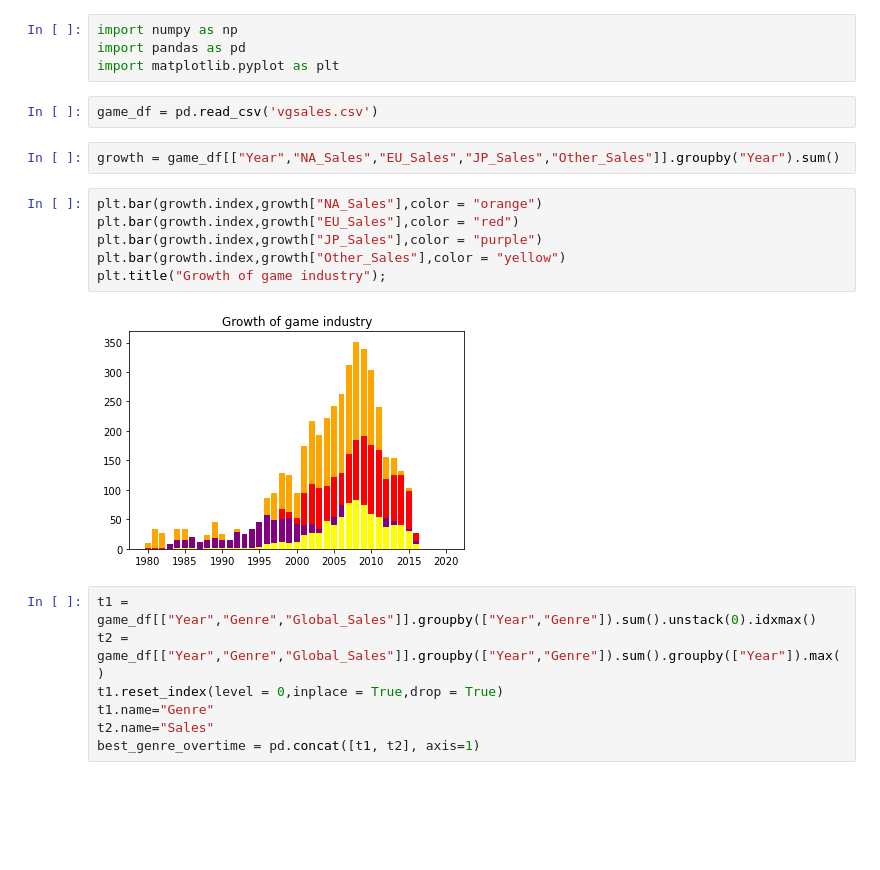
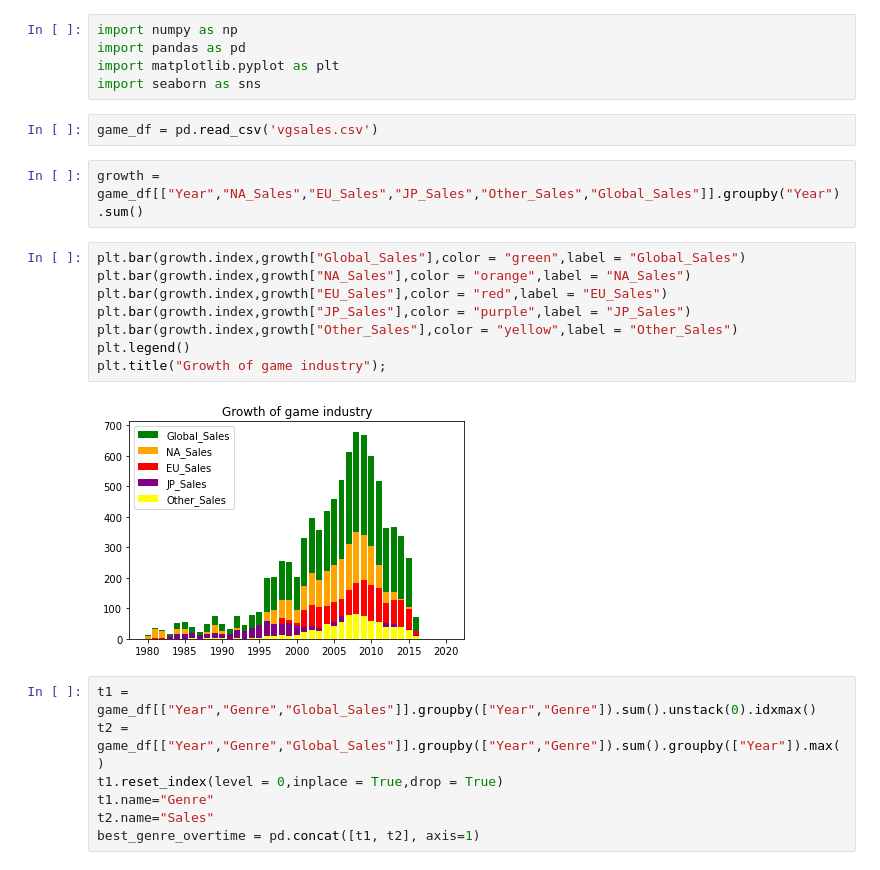
Before and after one commit to tranquangduy0410/PDDS-CLC19-FinalProject, a Jupyter notebook: PTTK1.ipynb, the cells around one changed output. Drawn from its saved outputs; the diff is of its cells as text; blank space fills up the shorter version.

```diff
--- a/PTTK1.ipynb
+++ b/PTTK1.ipynb
@@ -2,18 +2,21 @@
 import numpy as np
 import pandas as pd
 import matplotlib.pyplot as plt
+import seaborn as sns
 # %%
 game_df = pd.read_csv('vgsales.csv')
 # %%
-growth = game_df[["Year","NA_Sales","EU_Sales","JP_Sales","Other_Sales"]].groupby("Year").sum()
+growth = game_df[["Year","NA_Sales","EU_Sales","JP_Sales","Other_Sales","Global_Sales"]].groupby("Year").sum()
 # %%
-plt.bar(growth.index,growth["NA_Sales"],color = "orange")
-plt.bar(growth.index,growth["EU_Sales"],color = "red")
-plt.bar(growth.index,growth["JP_Sales"],color = "purple")
-plt.bar(growth.index,growth["Other_Sales"],color = "yellow")
+plt.bar(growth.index,growth["Global_Sales"],color = "green",label = "Global_Sales")
+plt.bar(growth.index,growth["NA_Sales"],color = "orange",label = "NA_Sales")
+plt.bar(growth.index,growth["EU_Sales"],color = "red",label = "EU_Sales")
+plt.bar(growth.index,growth["JP_Sales"],color = "purple",label = "JP_Sales")
+plt.bar(growth.index,growth["Other_Sales"],color = "yellow",label = "Other_Sales")
+plt.legend()
 plt.title("Growth of game industry");
 # %% [output]
-[figure, old version]
+[figure, new version]
 # %%
 t1 = game_df[["Year","Genre","Global_Sales"]].groupby(["Year","Genre"]).sum().unstack(0).idxmax()
 t2 = game_df[["Year","Genre","Global_Sales"]].groupby(["Year","Genre"]).sum().groupby(["Year"]).max()
```
Also changed, not shown: parts of 5 cells of this notebook.
